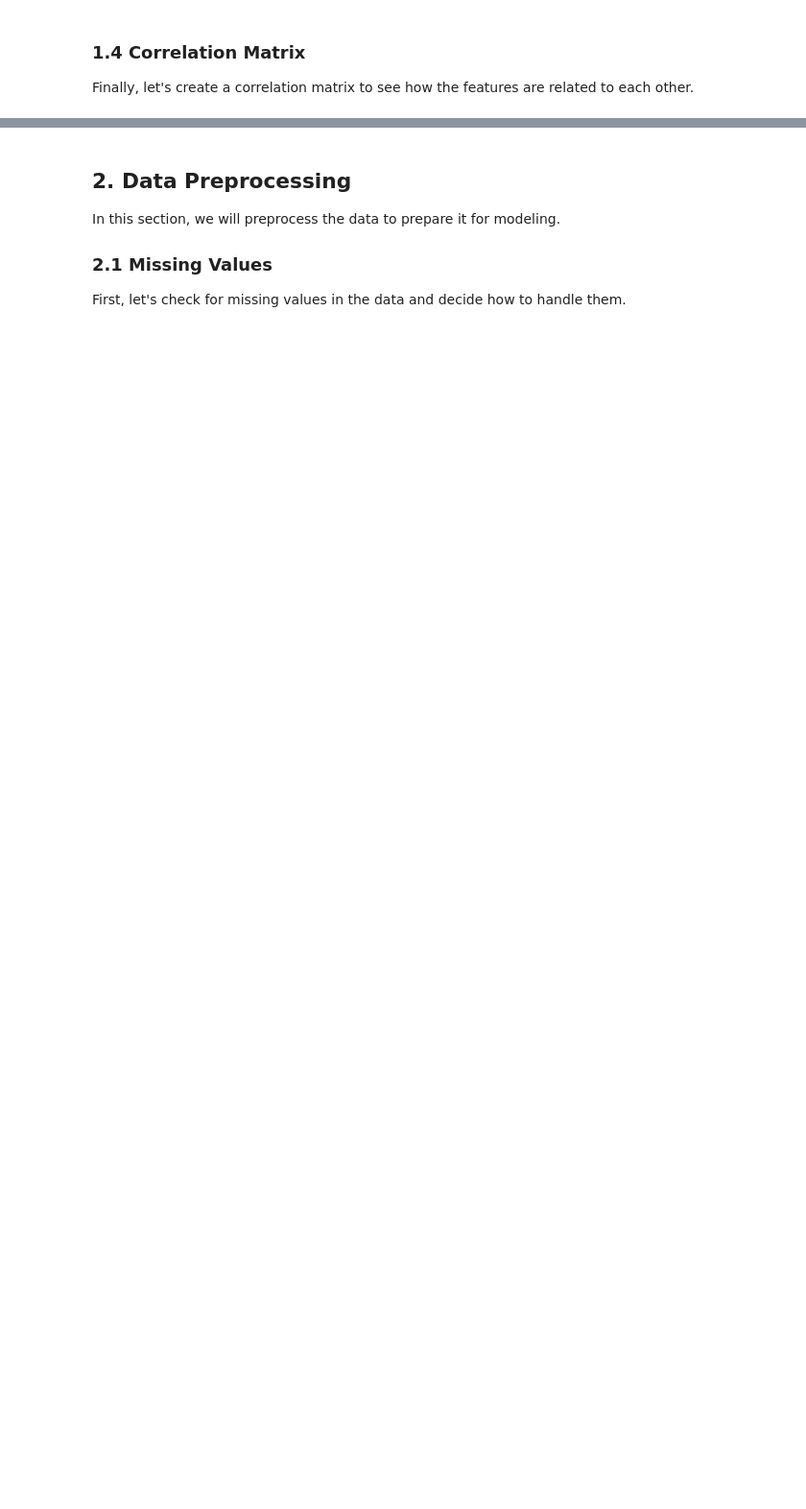
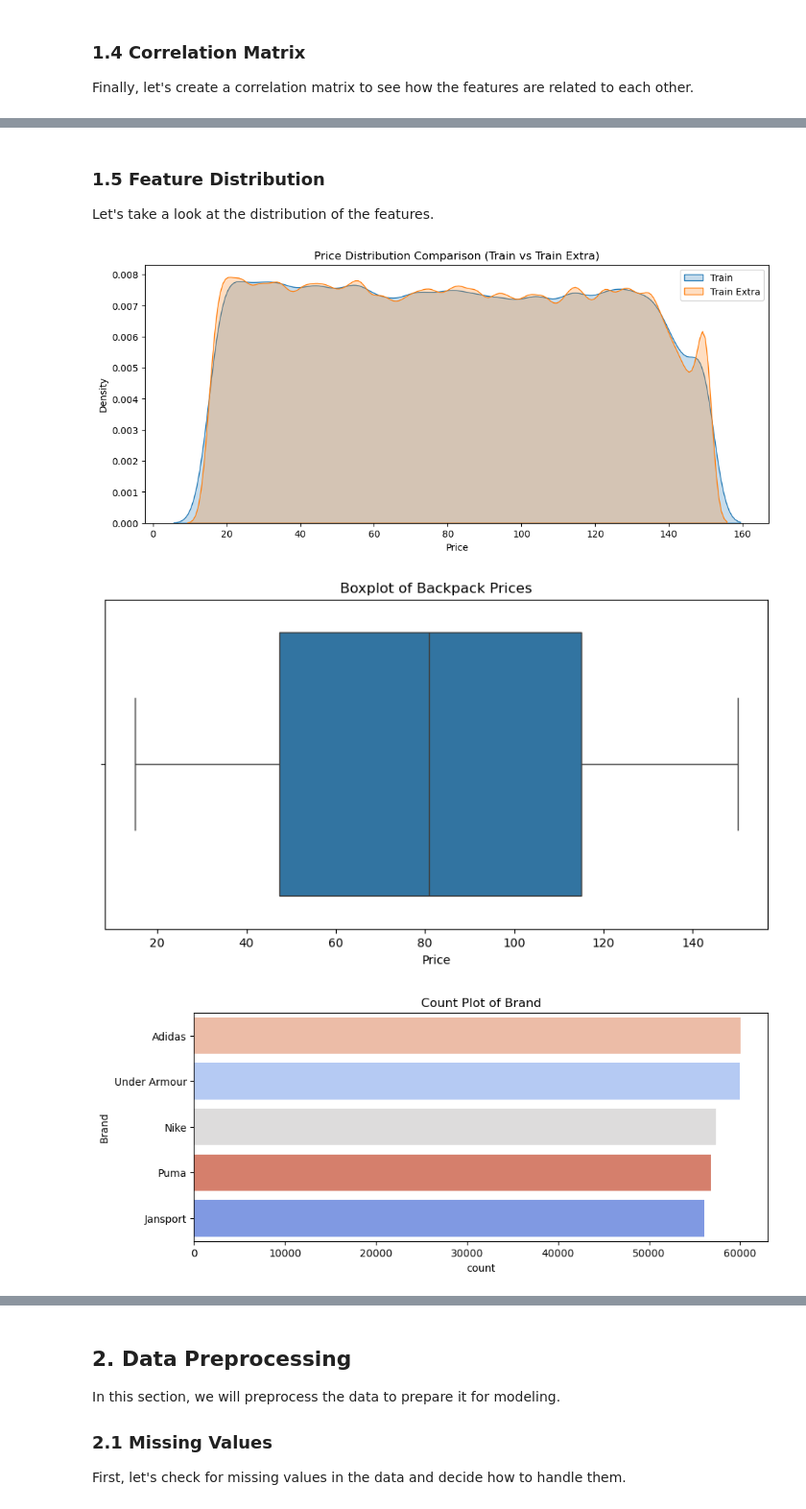
Before and after one commit to prgabriel/w207_Kaggle_Proj, a Jupyter notebook: notebooks/exploratory.ipynb, the cells around one changed output, grey strips where cells are left out. Shown at 96% size. Cells and saved outputs as stored; diff of their text form; code cells hidden in the pictures; blank space fills up the shorter version.

```diff
--- a/notebooks/exploratory.ipynb
+++ b/notebooks/exploratory.ipynb
@@ -158,0 +295,38 @@ plt.show()
+# %% [markdown]
+### 1.5 Feature Distribution
+
+Let's take a look at the distribution of the features.
+# %%
+# define numerical and categorical cols
+num_cols = train_df.select_dtypes(include=['float64', 'int64']).columns.tolist()
+cat_cols = train_df.select_dtypes(include=['object', 'category']).columns.tolist()
+
+# remove price
+num_cols.remove('Price')
+
+# feature distribution comparison train.csv vs train_extra.csv
+plt.figure(figsize=(12, 5))
+sns.kdeplot(train_df['Price'], label='Train', fill=True)
+sns.kdeplot(train_extra_df['Price'], label='Train Extra', fill=True)
+plt.legend()
+plt.title("Price Distribution Comparison (Train vs Train Extra)")
+plt.xlabel("Price")
+plt.ylabel("Density")
+plt.show()
+
+# outlier boxplots
+plt.figure(figsize=(10, 5))
+sns.boxplot(x=train_df["Price"])
+plt.title("Boxplot of Backpack Prices")
+plt.show()
+
+# categorical feature distribution
+for col in cat_cols:
+    plt.figure(figsize=(10, 4))
+    sns.countplot(y=train_df[col], order=train_df[col].value_counts().index, hue=train_df[col], palette="coolwarm", legend=False)
+    plt.title(f"Count Plot of {col}")
+    plt.show()
+# %% [output]
+[figure, added]
+[figure, added]
+[figure, added]
```
Also changed, not shown: parts of 32 cells of this notebook, 1 other file.
